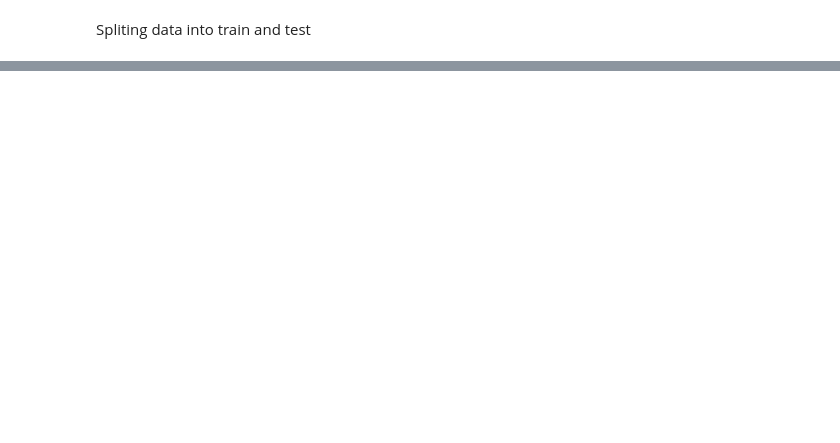
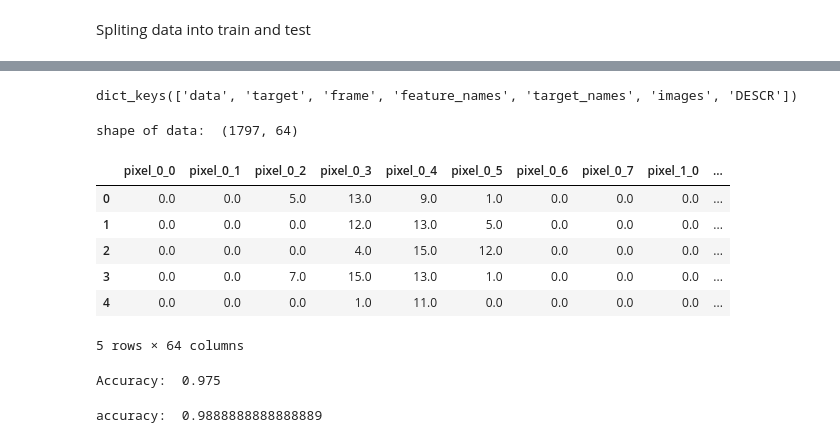
Before and after one commit to fredrick-mwaura/ml, a Jupyter notebook: SVM.ipynb, the cells around one changed output, grey strips where cells are left out. Drawn from its saved outputs; the diff is of its cells as text; code cells hidden in the pictures; blank space fills up the shorter version.

```diff
--- a/SVM.ipynb
+++ b/SVM.ipynb
@@ -100,0 +137,41 @@ X_train, X_test
+# %%
+from sklearn.datasets import load_digits
+from sklearn.linear_model import LogisticRegression
+from sklearn.metrics import ConfusionMatrixDisplay, classification_report, accuracy_score #reg metrics - MAE, MSE, MAPE
+
+digits = load_digits()
+digits.keys()
+# %% [output]
+dict_keys(['data', 'target', 'frame', 'feature_names', 'target_names', 'images', 'DESCR'])
+# %%
+print("shape of data: ", digits.data.shape)
+df = pd.DataFrame(digits.data, columns=digits.feature_names)
+df.head()
+# %% [output]
+shape of data:  (1797, 64)
+|  | pixel_0_0 | pixel_0_1 | pixel_0_2 | pixel_0_3 | pixel_0_4 | pixel_0_5 | pixel_0_6 | pixel_0_7 | pixel_1_0 | ... |
+| 0 | 0.0 | 0.0 | 5.0 | 13.0 | 9.0 | 1.0 | 0.0 | 0.0 | 0.0 | ... |
+| 1 | 0.0 | 0.0 | 0.0 | 12.0 | 13.0 | 5.0 | 0.0 | 0.0 | 0.0 | ... |
+| 2 | 0.0 | 0.0 | 0.0 | 4.0 | 15.0 | 12.0 | 0.0 | 0.0 | 0.0 | ... |
+| 3 | 0.0 | 0.0 | 7.0 | 15.0 | 13.0 | 1.0 | 0.0 | 0.0 | 0.0 | ... |
+| 4 | 0.0 | 0.0 | 0.0 | 1.0 | 11.0 | 0.0 | 0.0 | 0.0 | 0.0 | ... |
+5 rows × 64 columns
+# %%
+X_train, X_test, Y_train, Y_test = train_test_split(
+    digits.data, digits.target, test_size=0.2, random_state=42
+) # (arrays, test_size, train_size, random_state, shuffle, stratify)
+
+clf = LogisticRegression(max_iter=10000)
+clf.fit(X_train, Y_train)
+
+y_pred = clf.predict(X_test)
+print("Accuracy: ", accuracy_score(Y_test, y_pred))
+# %% [output]
+Accuracy:  0.975
+# %%
+model = SVC(kernel="rbf", gamma=0.001, C=1)
+model.fit(X_train, Y_train)
+y_pred = model.predict(X_test)
+print("accuracy: ", accuracy_score(Y_test, y_pred))
+# %% [output]
+accuracy:  0.9888888888888889
```
Also changed, not shown: parts of 19 cells of this notebook, 1 other file.
